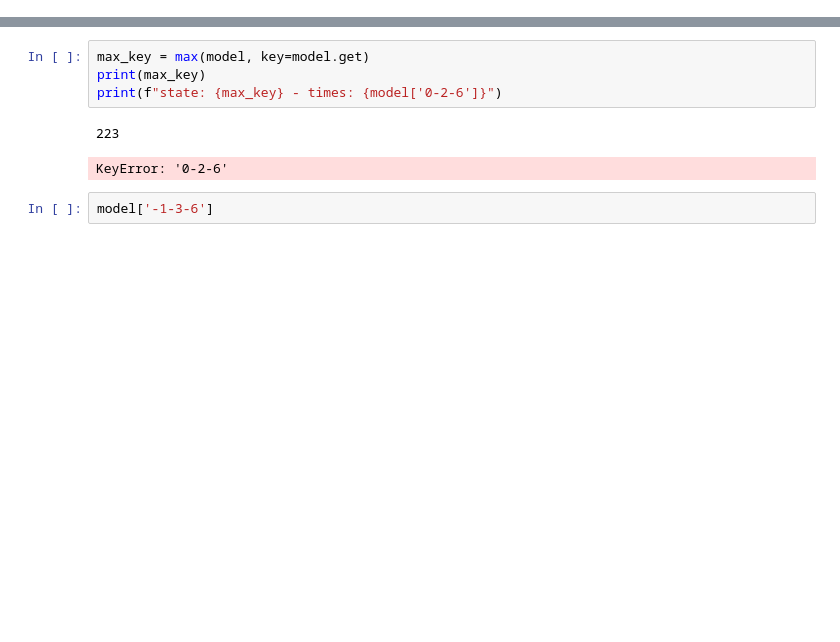
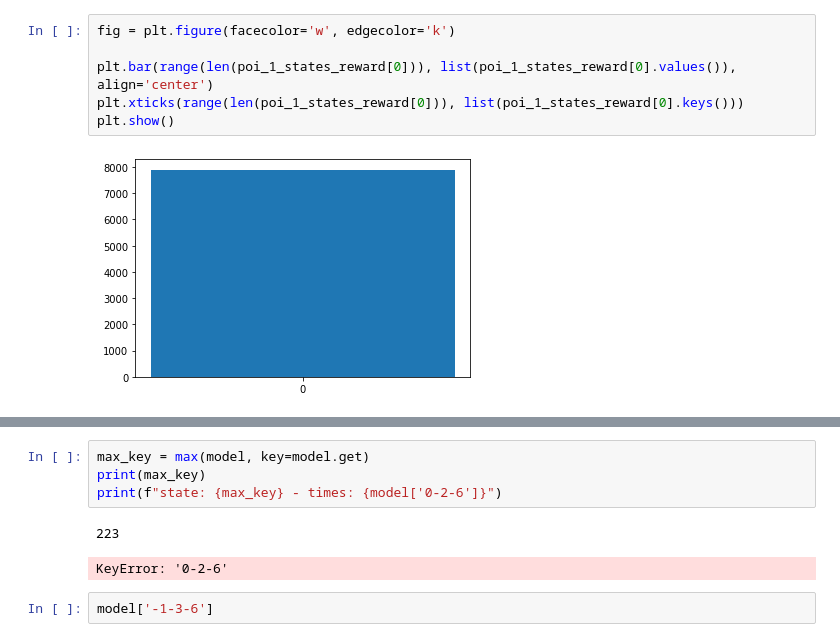
Before and after one commit to RoboticsLabURJC/2019-tfm-ignacio-arranz, a Jupyter notebook: gym-gazebo/metrics.ipynb, the cells around one changed output, grey strips where cells are left out. Cells and saved outputs as stored; diff of their text form; blank space fills up the shorter version.

```diff
--- a/gym-gazebo/metrics.ipynb
+++ b/gym-gazebo/metrics.ipynb
@@ -0,0 +135,8 @@
+# %%
+fig = plt.figure(facecolor='w', edgecolor='k')
+
+plt.bar(range(len(poi_1_states_reward[0])), list(poi_1_states_reward[0].values()), align='center')
+plt.xticks(range(len(poi_1_states_reward[0])), list(poi_1_states_reward[0].keys()))
+plt.show()
+# %% [output]
+[figure, added]
```
Also changed, not shown: parts of 12 cells of this notebook.
